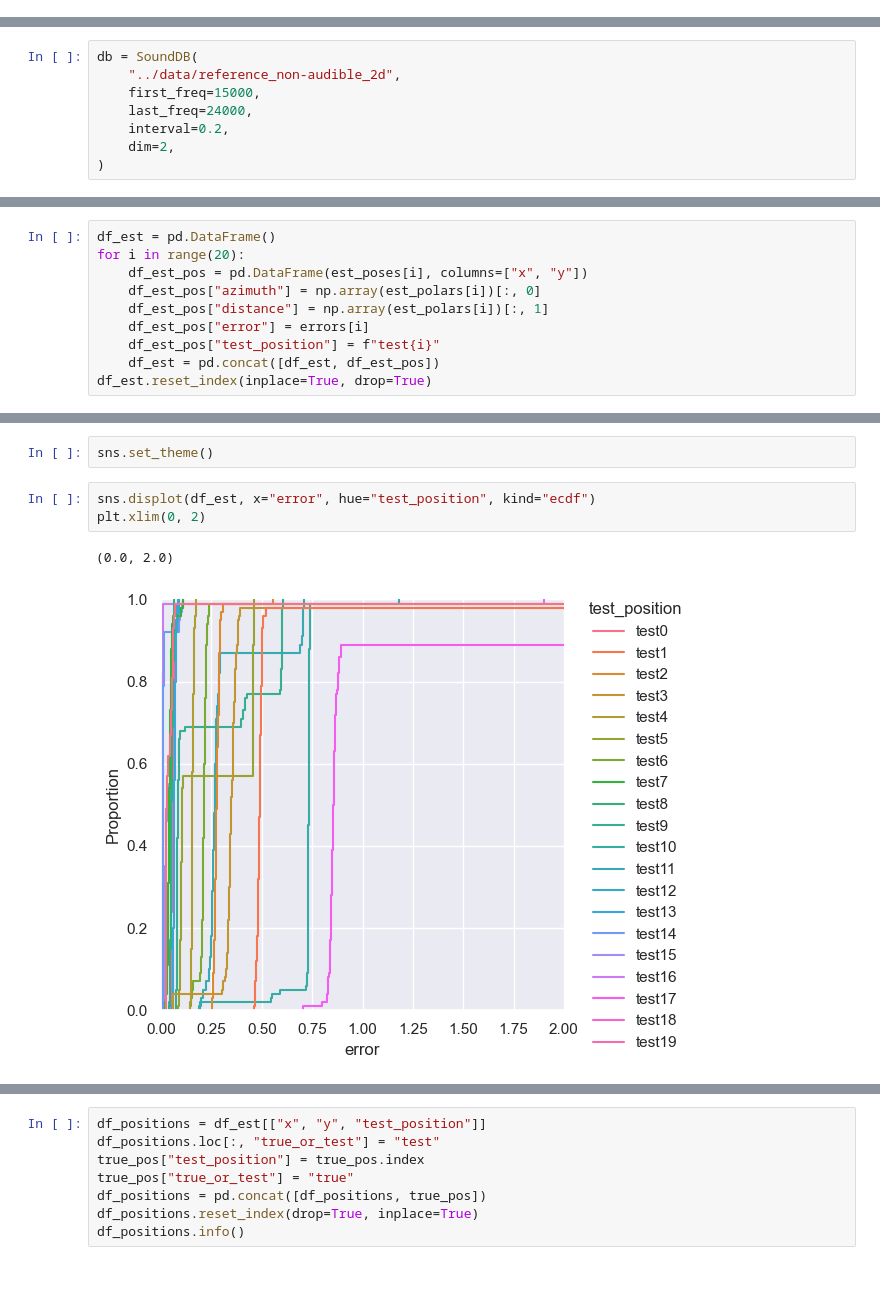
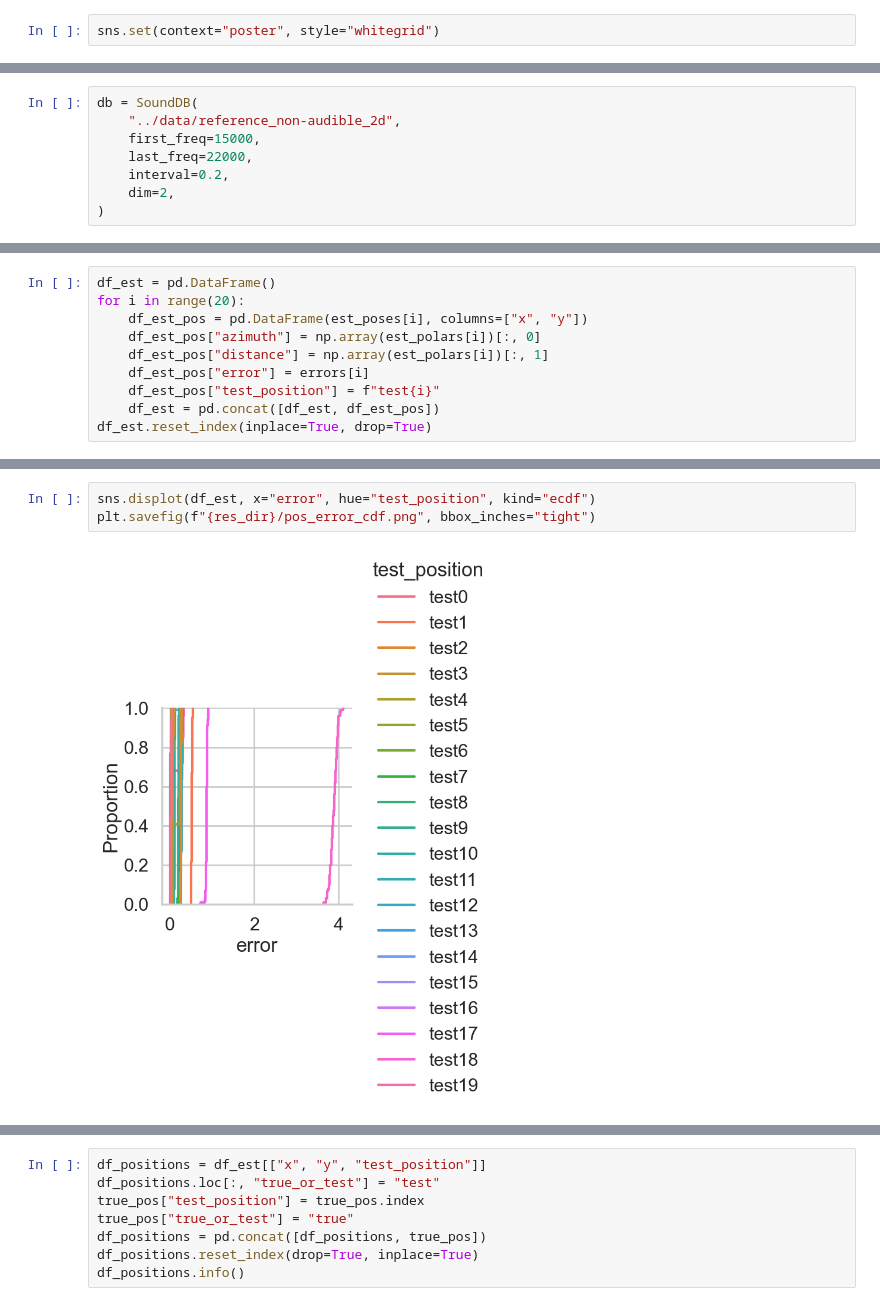
Before and after one commit to auk1709/lab-acoustic, a Jupyter notebook: notebook/non-audible-pos.ipynb, the cells around one changed output, grey strips where cells are left out. Cells and saved outputs as stored; diff of their text form; blank space fills up the shorter version.

```diff
--- a/notebook/non-audible-pos.ipynb
+++ b/notebook/non-audible-pos.ipynb
@@ -14,3 +15,5 @@ from positioning.readwav import readwav
 from positioning.get_spectrum_amplitude import get_spectrum_amplitude
 from positioning.sound_db import SoundDB
 from positioning import tools
+# %%
+sns.set(context="poster", style="whitegrid")
@@ -18,7 +24,7 @@ from positioning import tools
 db = SoundDB(
     "../data/reference_non-audible_2d",
     first_freq=15000,
-    last_freq=24000,
+    last_freq=22000,
     interval=0.2,
     dim=2,
 )
@@ -76,8 +74,5 @@ df_est.head()
-# %%
-sns.set_theme()
 # %%
 sns.displot(df_est, x="error", hue="test_position", kind="ecdf")
-plt.xlim(0, 2)
+plt.savefig(f"{res_dir}/pos_error_cdf.png", bbox_inches="tight")
 # %% [output]
-(0.0, 2.0)
-[figure, old version]
+[figure, new version]
```
Also changed, not shown: parts of 51 cells of this notebook, 6 other files.
